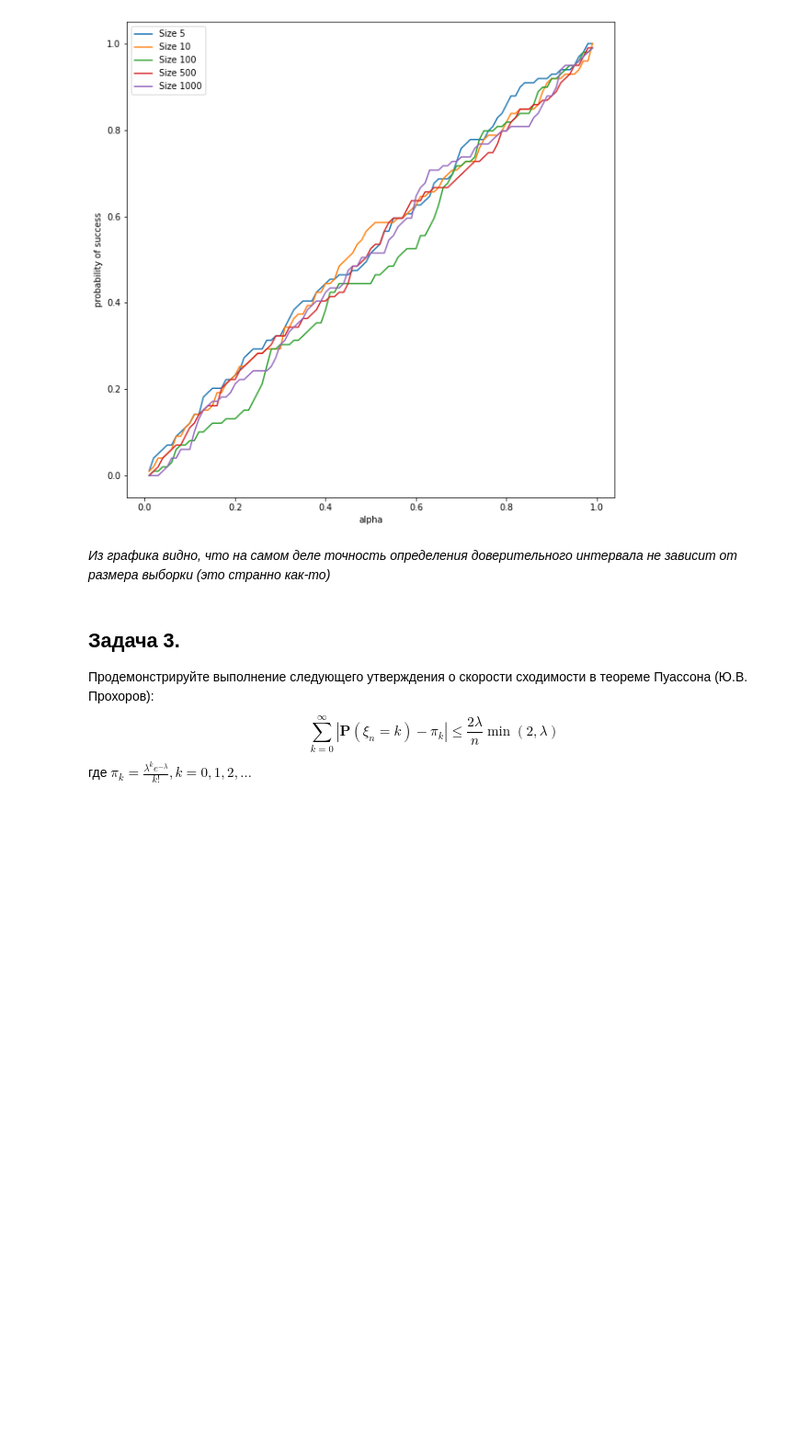
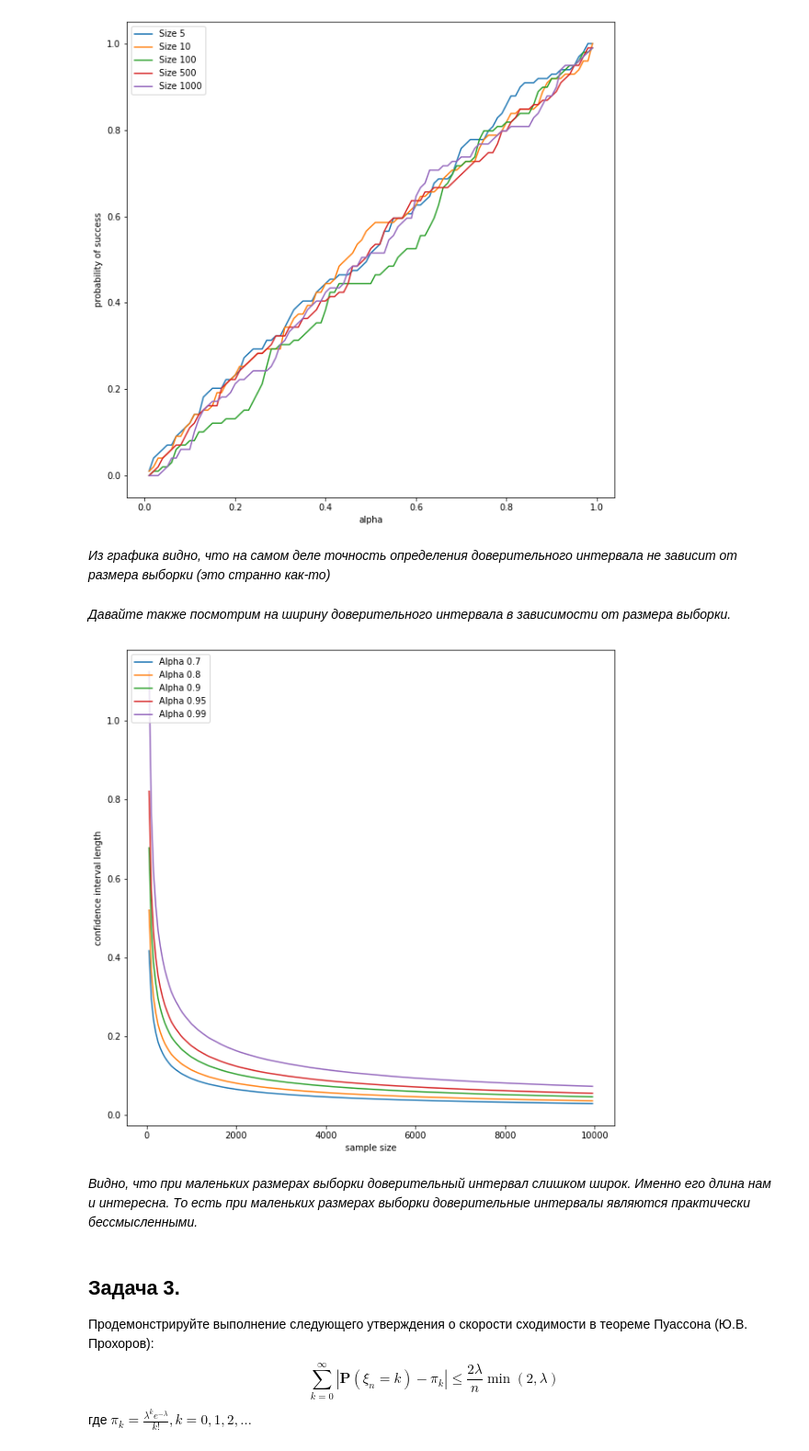
Before and after one commit to VEK239/bi-statistics-2021, a Jupyter notebook: theory_mhw_1.ipynb, the cells around one changed output. Shown: that part at 92% size. Saved outputs shown, nothing was run; the diff lists cells and outputs as text; code cells hidden in the pictures; blank space fills up the shorter version.

```diff
--- a/theory_mhw_1.ipynb
+++ b/theory_mhw_1.ipynb
@@ -175,6 +191,33 @@ plt.show()
 [figure]
 # %% [markdown]
 _Из графика видно, что на самом деле точность определения доверительного интервала не зависит от размера выборки (это странно как-то)_
+# %% [markdown]
+_Давайте также посмотрим на ширину доверительного интервала в зависимости от размера выборки._
+# %%
+plt.figure(figsize=(10,10))
+
+for alpha in [0.7, 0.8, 0.9, 0.95, 0.99]:
+    ns = []
+    lengths = []
+    for n in range(1, 10000, 50):
+        values = []
+        for j in range(1, 100):
+            data = norm.rvs(size=n, random_state=j)
+            s2 = data.var()
+            z1, z2 = get_confidence_interval(data, alpha)
+            values.append(z2-z1)
+        ns.append(n)
+        lengths.append(sum(values) / len(values))
+    plt.plot(ns, lengths, label=f'Alpha {alpha}')
+plt.xlabel('sample size')
+plt.ylabel('confidence interval length')
+plt.legend(loc="upper left")
+plt.show()
+# %% [output]
+[figure, added]
+# %% [markdown]
+_Видно, что при маленьких размерах выборки доверительный интервал слишком широк. Именно его длина нам и интересна.
+То есть при маленьких размерах выборки доверительные интервалы являются практически бессмысленными._
 # %% [markdown]
 ## Задача 3.
 Продемонстрируйте выполнение следующего утверждения о скорости сходимости в теореме Пуассона (Ю.В. Прохоров):
```
Also changed, not shown: parts of 15 cells of this notebook.
